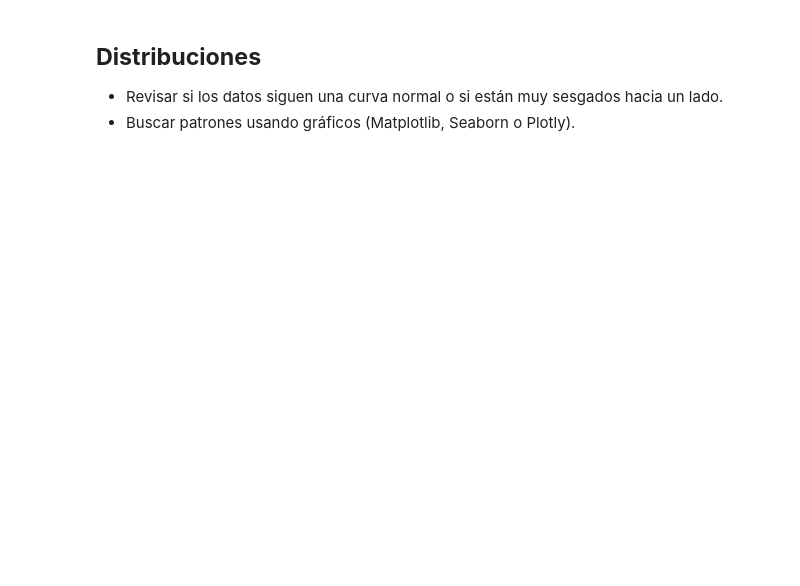
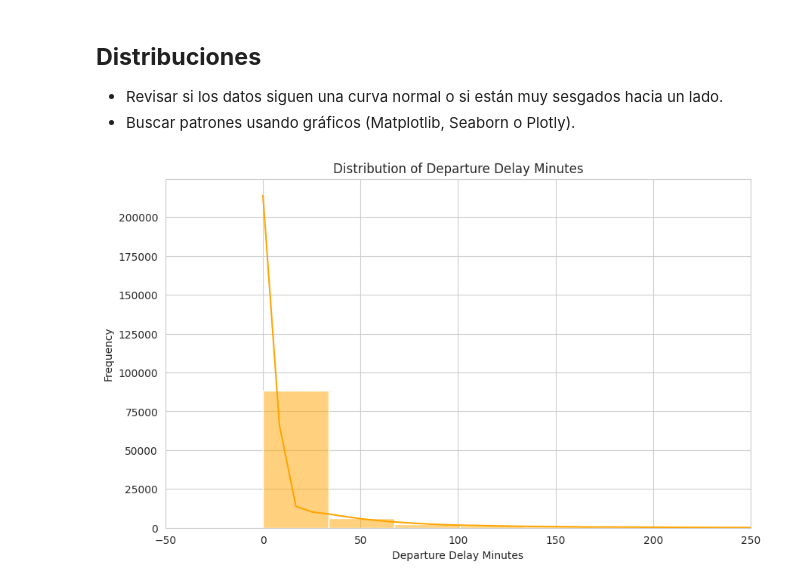
Before and after one commit to sunnyday2/flight_on_time, a Jupyter notebook: flightontime_hackaton_e32_alura_latam.ipynb, the cells around one changed output. Saved outputs shown, nothing was run; the diff lists cells and outputs as text; code cells hidden in the pictures; blank space fills up the shorter version.

```diff
--- a/flightontime_hackaton_e32_alura_latam.ipynb
+++ b/flightontime_hackaton_e32_alura_latam.ipynb
@@ -319,3 +451,18 @@ Identificar valores atípicos (por ejemplo, un sueldo de un billón de dólares
 
 *   Revisar si los datos siguen una curva normal o si están muy sesgados hacia un lado.
 *   Buscar patrones usando gráficos (Matplotlib, Seaborn o Plotly).
+# %%
+import matplotlib.pyplot as plt
+import seaborn as sns
+
+sns.set_style("whitegrid")
+
+plt.figure(figsize=(10, 6))
+sns.histplot(df_numeric['DepDelayMinutes'], bins=50, kde=True, color='orange')
+plt.title('Distribution of Departure Delay Minutes')
+plt.xlabel('Departure Delay Minutes')
+plt.ylabel('Frequency')
+plt.xlim(-50, 250) # Adjusted x-limit for better visibility of main distribution and tail
+plt.show()
+# %% [output]
+[figure, added]
```
Also changed, not shown: parts of 17 cells of this notebook.
